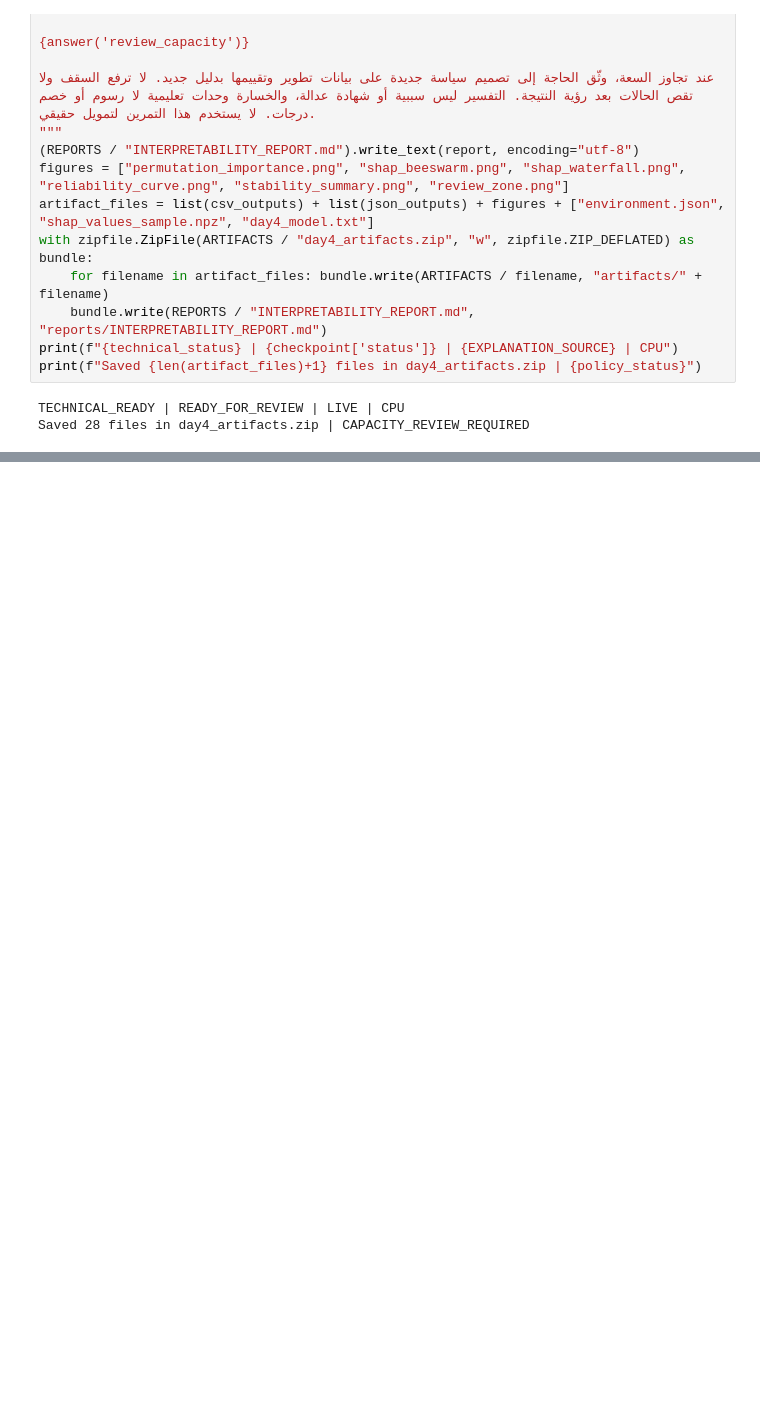
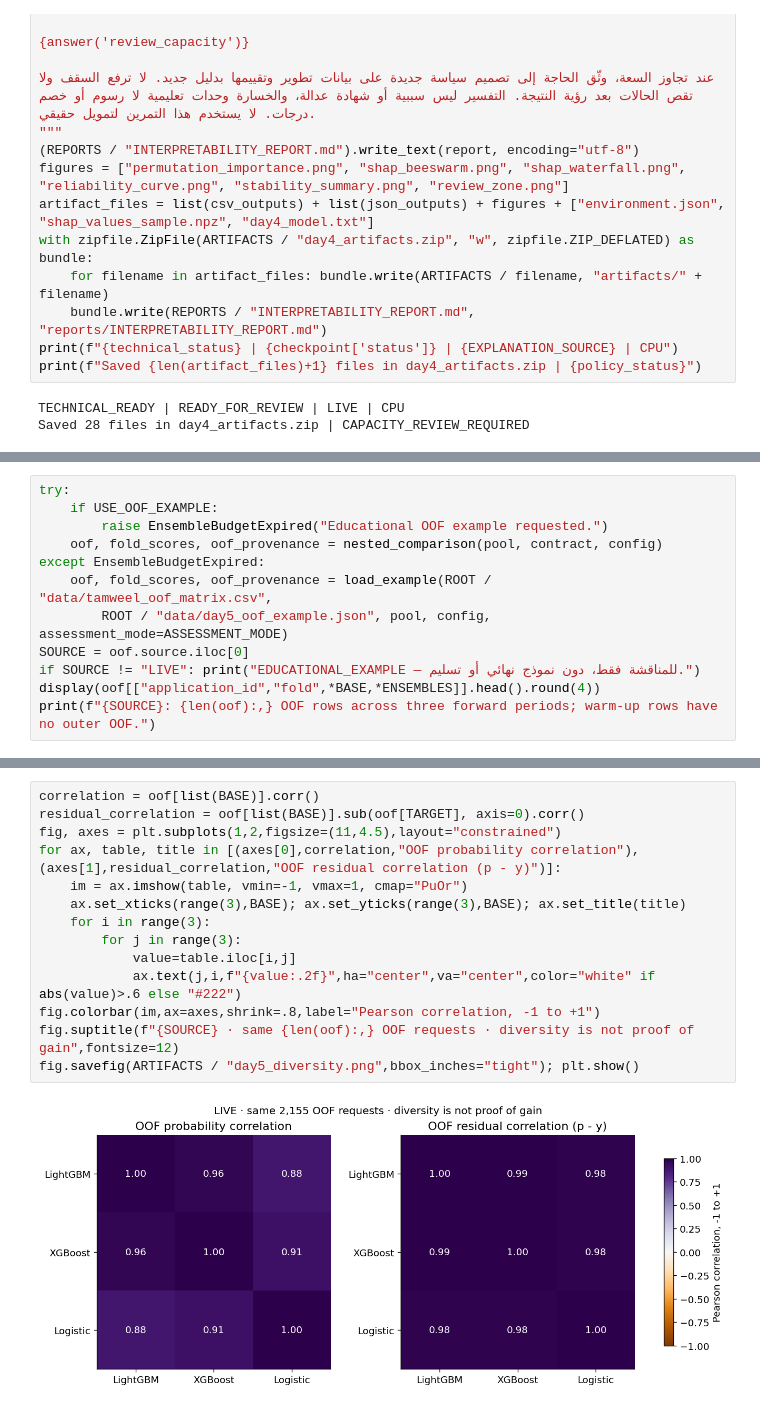
Before and after one commit to khuluodk1998/SDA-DSC-211-StudentCode, a Jupyter notebook: SDA_DSC_211_StudentCode_khuludalyousef_notebook04.ipynb, the cells around one changed output, grey strips where cells are left out. Cells and saved outputs as stored; diff of their text form; blank space fills up the shorter version.

```diff
--- a/SDA_DSC_211_StudentCode_khuludalyousef_notebook04.ipynb
+++ b/SDA_DSC_211_StudentCode_khuludalyousef_notebook04.ipynb
@@ -526,0 +626,12 @@ Saved 28 files in day4_artifacts.zip | CAPACITY_REVIEW_REQUIRED
+# %%
+try:
+    if USE_OOF_EXAMPLE:
+        raise EnsembleBudgetExpired("Educational OOF example requested.")
+    oof, fold_scores, oof_provenance = nested_comparison(pool, contract, config)
+except EnsembleBudgetExpired:
+    oof, fold_scores, oof_provenance = load_example(ROOT / "data/tamweel_oof_matrix.csv",
+        ROOT / "data/day5_oof_example.json", pool, config, assessment_mode=ASSESSMENT_MODE)
+SOURCE = oof.source.iloc[0]
+if SOURCE != "LIVE": print("EDUCATIONAL_EXAMPLE — للمناقشة فقط، دون نموذج نهائي أو تسليم.")
+display(oof[["application_id","fold",*BASE,*ENSEMBLES]].head().round(4))
+print(f"{SOURCE}: {len(oof):,} OOF rows across three forward periods; warm-up rows have no outer OOF.")
@@ -526,0 +646,16 @@ Saved 28 files in day4_artifacts.zip | CAPACITY_REVIEW_REQUIRED
+# %%
+correlation = oof[list(BASE)].corr()
+residual_correlation = oof[list(BASE)].sub(oof[TARGET], axis=0).corr()
+fig, axes = plt.subplots(1,2,figsize=(11,4.5),layout="constrained")
+for ax, table, title in [(axes[0],correlation,"OOF probability correlation"),(axes[1],residual_correlation,"OOF residual correlation (p - y)")]:
+    im = ax.imshow(table, vmin=-1, vmax=1, cmap="PuOr")
+    ax.set_xticks(range(3),BASE); ax.set_yticks(range(3),BASE); ax.set_title(title)
+    for i in range(3):
+        for j in range(3):
+            value=table.iloc[i,j]
+            ax.text(j,i,f"{value:.2f}",ha="center",va="center",color="white" if abs(value)>.6 else "#222")
+fig.colorbar(im,ax=axes,shrink=.8,label="Pearson correlation, -1 to +1")
+fig.suptitle(f"{SOURCE} · same {len(oof):,} OOF requests · diversity is not proof of gain",fontsize=12)
+fig.savefig(ARTIFACTS / "day5_diversity.png",bbox_inches="tight"); plt.show()
+# %% [output]
+[figure, added]
```
Also changed, not shown: parts of 9 cells of this notebook.
